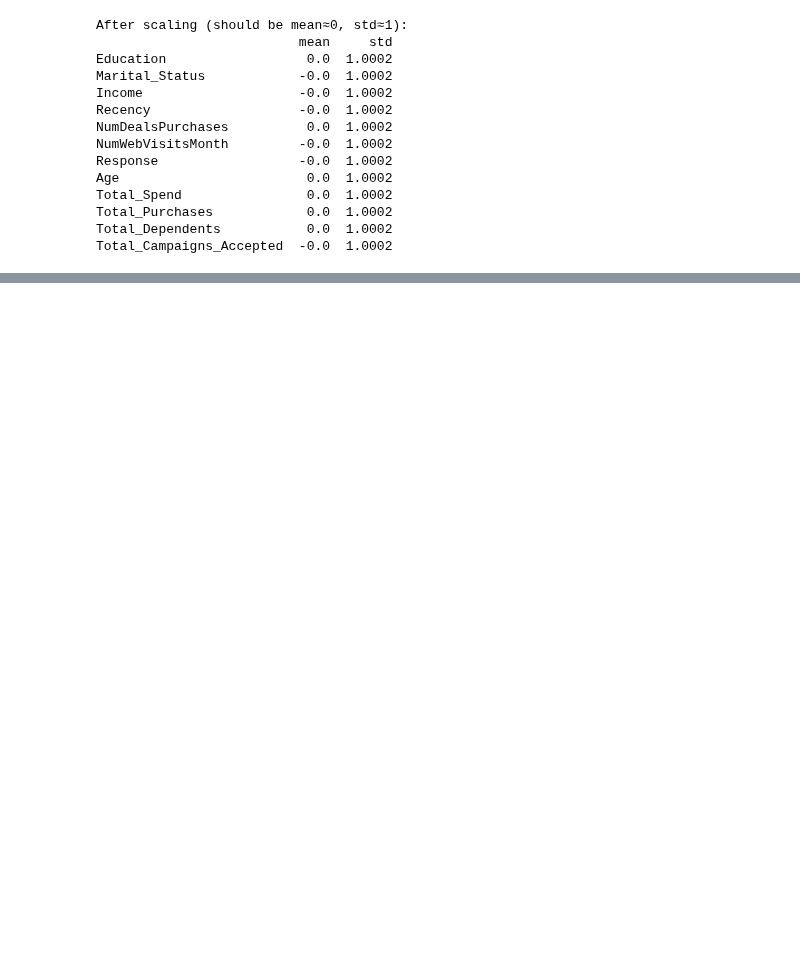
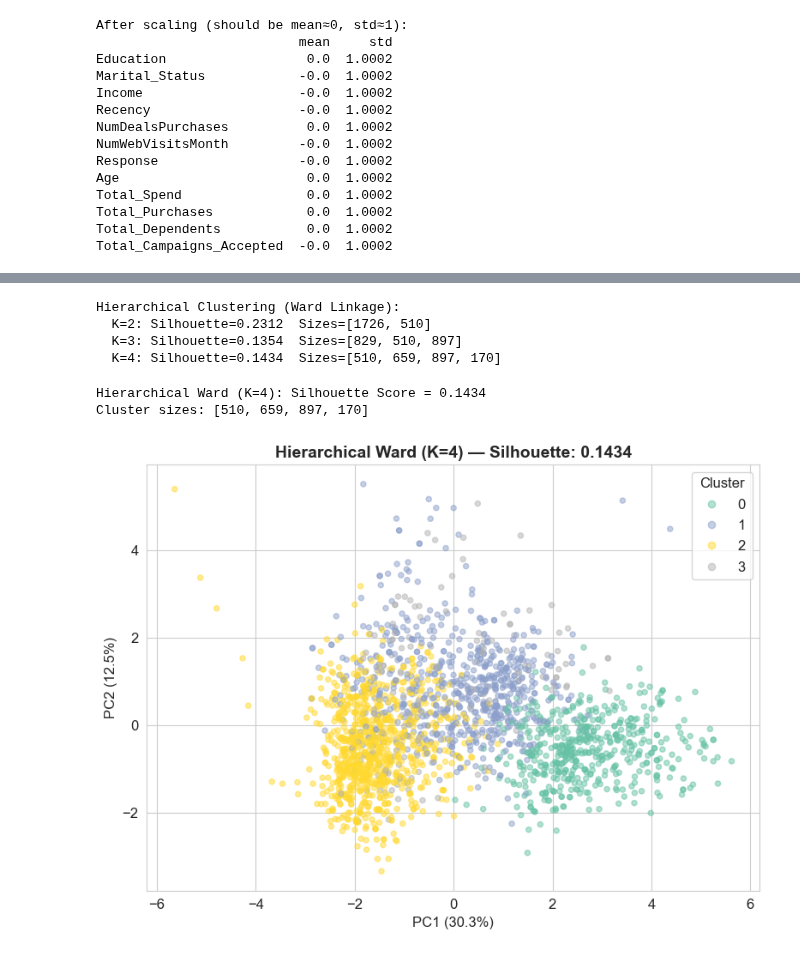
Before and after one commit to monsrock2024/Customer-Segmentation-Data-Science-Project, a Jupyter notebook: Customer_Segmentation_-_Model_Building.ipynb, the cells around one changed output, grey strips where cells are left out. Cells and saved outputs as stored; diff of their text form; code cells hidden in the pictures; blank space fills up the shorter version.

```diff
--- a/Customer_Segmentation_-_Model_Building.ipynb
+++ b/Customer_Segmentation_-_Model_Building.ipynb
@@ -752,0 +227,38 @@ Clustered dataset saved: customer_segmentation_clustered.csv
+# %%
+# Test Hierarchical with Ward linkage for K=2,3,4
+print('Hierarchical Clustering (Ward Linkage):')
+hc_results = {}
+for k in [2, 3, 4]:
+    hc = AgglomerativeClustering(n_clusters=k, linkage='ward')
+    labels = hc.fit_predict(X_scaled)
+    sil = silhouette_score(X_scaled, labels)
+    sizes = [int((labels==i).sum()) for i in range(k)]
+    hc_results[k] = {'labels': labels, 'sil': sil, 'sizes': sizes}
+    print(f'  K={k}: Silhouette={sil:.4f}  Sizes={sizes}')
+# %% [output]
+Hierarchical Clustering (Ward Linkage):
+  K=2: Silhouette=0.2312  Sizes=[1726, 510]
+  K=3: Silhouette=0.1354  Sizes=[829, 510, 897]
+  K=4: Silhouette=0.1434  Sizes=[510, 659, 897, 170]
+# %%
+# Fit Hierarchical with K=4 (Ward)
+hc_model = AgglomerativeClustering(n_clusters=4, linkage='ward')
+hc_labels = hc_model.fit_predict(X_scaled)
+hc_sil = silhouette_score(X_scaled, hc_labels)
+
+print(f'Hierarchical Ward (K=4): Silhouette Score = {hc_sil:.4f}')
+print(f'Cluster sizes: {[int((hc_labels==i).sum()) for i in range(4)]}')
+
+# Plot
+fig, ax = plt.subplots(figsize=(8, 6))
+scatter = ax.scatter(X_pca[:, 0], X_pca[:, 1], c=hc_labels, cmap='Set2', alpha=0.5, s=20)
+ax.set_title(f'Hierarchical Ward (K=4) — Silhouette: {hc_sil:.4f}', fontsize=14, fontweight='bold')
+ax.set_xlabel(f'PC1 ({pca_2d.explained_variance_ratio_[0]*100:.1f}%)')
+ax.set_ylabel(f'PC2 ({pca_2d.explained_variance_ratio_[1]*100:.1f}%)')
+ax.legend(*scatter.legend_elements(), title='Cluster')
+plt.tight_layout()
+plt.show()
+# %% [output]
+Hierarchical Ward (K=4): Silhouette Score = 0.1434
+Cluster sizes: [510, 659, 897, 170]
+[figure, added]
```
Also changed, not shown: parts of 60 cells of this notebook, 13 other files.
